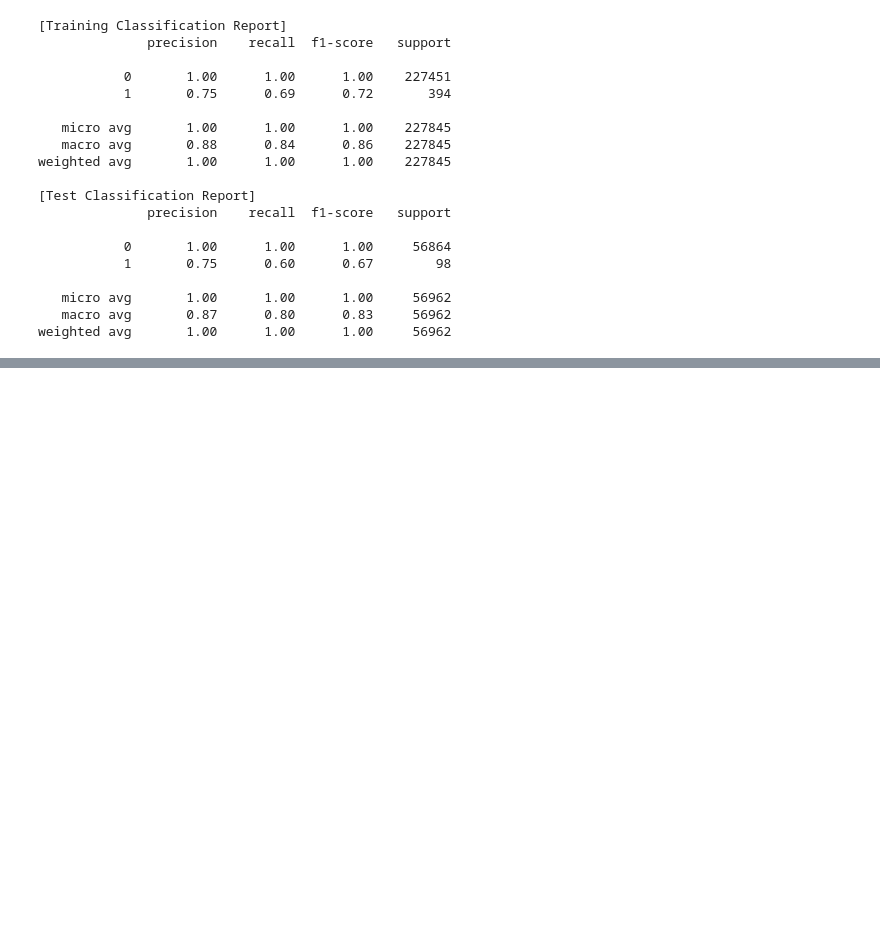
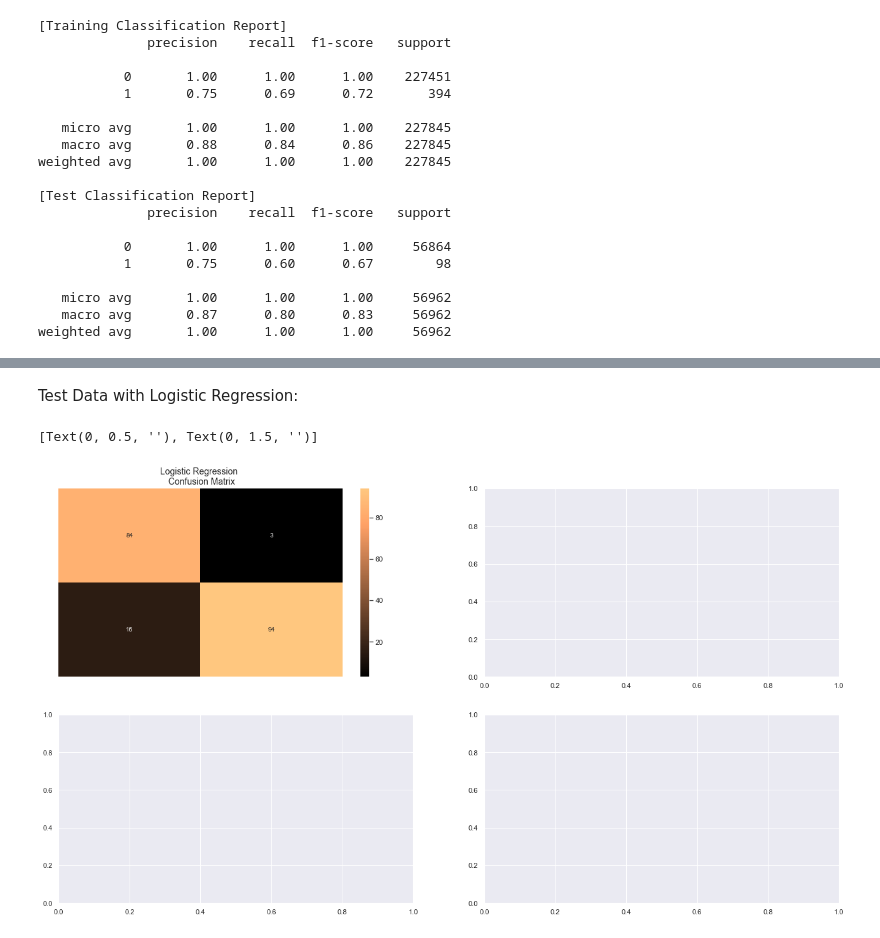
Before and after one commit to harineem1/Springboard01, a Jupyter notebook: Capstone/Capstone 1/Code/CP1 Using Logistic Regression.ipynb, the cells around one changed output, grey strips where cells are left out. Cells and saved outputs as stored; diff of their text form; code cells hidden in the pictures; blank space fills up the shorter version.

```diff
--- a/Capstone/Capstone 1/Code/CP1 Using Logistic Regression.ipynb
+++ b/Capstone/Capstone 1/Code/CP1 Using Logistic Regression.ipynb
@@ -244,0 +337,4 @@ The classification report metrics are similar in training and Test.
+# %%
+# Undersampling before cross validating (prone to overfit)
+X = sampled_data.drop('Class', axis=1)
+y = sampled_data['Class']
@@ -244,0 +371,14 @@ The classification report metrics are similar in training and Test.
+# %%
+# Use GridSearchCV to find the best parameters.
+from sklearn.model_selection import GridSearchCV
+
+
+# Logistic Regression
+log_reg_params = {"penalty": ['l1', 'l2'], 'C': [0.001, 0.01, 0.1, 1, 10, 100, 1000]}
+
+
+
+grid_log_reg = GridSearchCV(LogisticRegression(), log_reg_params)
+grid_log_reg.fit(X_train, y_train)
+# We automatically get the logistic regression with the best parameters.
+log_reg = grid_log_reg.best_estimator_
@@ -244,0 +448,22 @@ The classification report metrics are similar in training and Test.
+# %% [markdown]
+Test Data with Logistic Regression:
+# %%
+from sklearn.metrics import confusion_matrix
+
+# Logistic Regression fitted using SMOTE technique
+# y_pred_log_reg = log_reg_sm.predict(X_test)
+y_pred_log_reg = log_reg.predict(X_test)
+
+log_reg_cf = confusion_matrix(y_test, y_pred_log_reg)
+
+
+fig, ax = plt.subplots(2, 2,figsize=(22,12))
+
+
+sns.heatmap(log_reg_cf, ax=ax[0][0], annot=True, cmap=plt.cm.copper)
+ax[0, 0].set_title("Logistic Regression \n Confusion Matrix", fontsize=14)
+ax[0, 0].set_xticklabels(['', ''], fontsize=14, rotation=90)
+ax[0, 0].set_yticklabels(['', ''], fontsize=14, rotation=360)
+# %% [output]
+[Text(0, 0.5, ''), Text(0, 1.5, '')]
+[figure, added]
```
Also changed, not shown: parts of 19 cells of this notebook.
